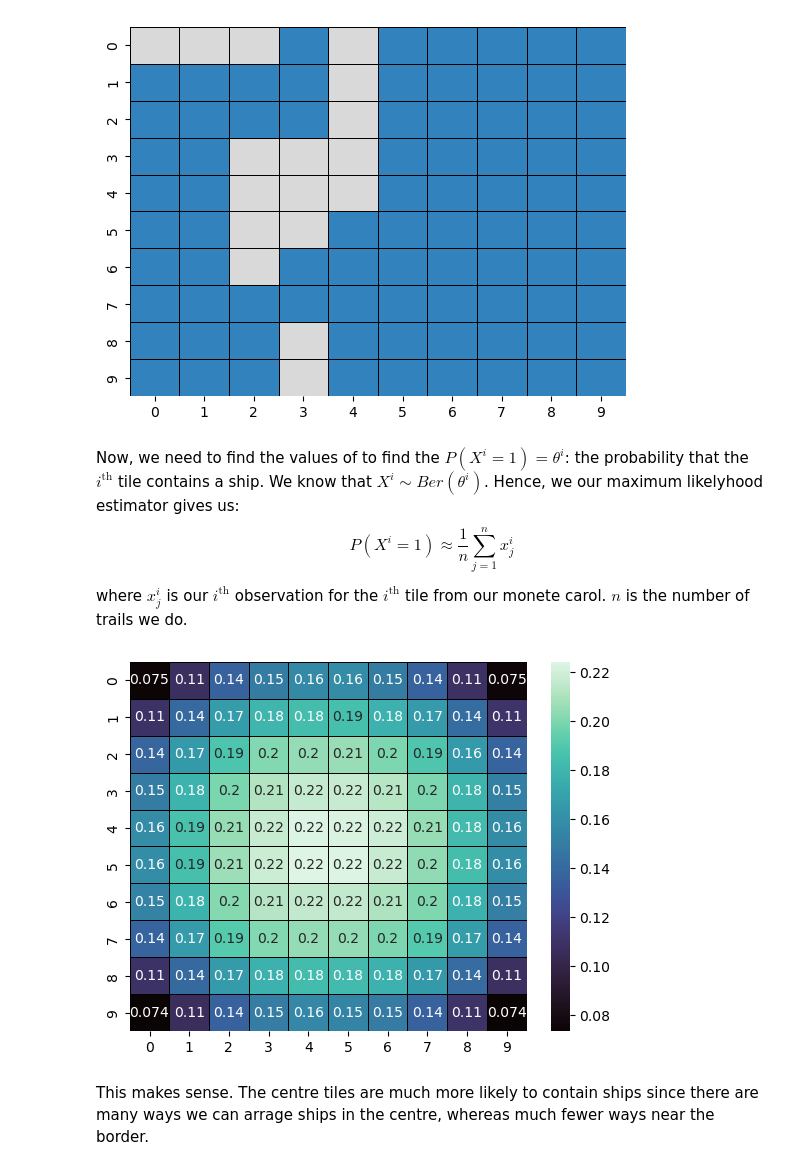
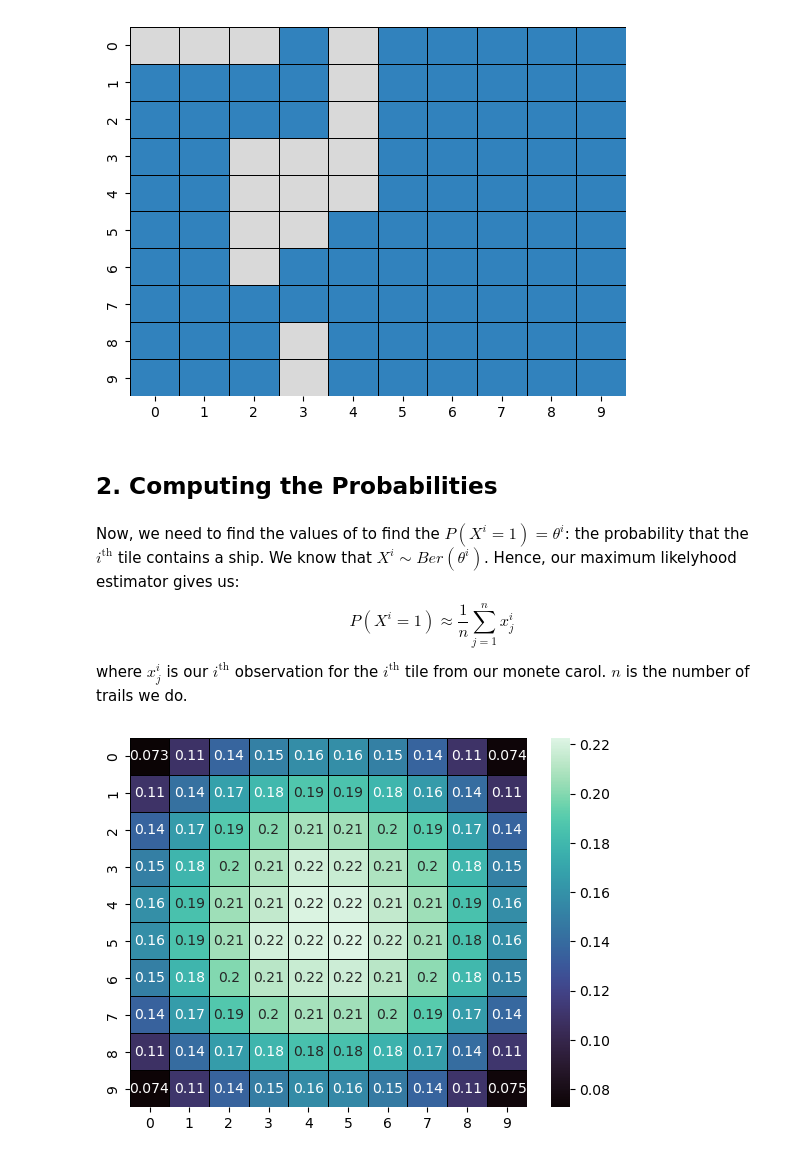
Before and after one commit to damienbose/battleship_analysis, a Jupyter notebook: battleship.ipynb, the cells around one changed output. Saved outputs shown, nothing was run; the diff lists cells and outputs as text; code cells hidden in the pictures.

```diff
--- a/battleship.ipynb
+++ b/battleship.ipynb
@@ -95,23 +95,23 @@ test_board.generate_random_board(ships) # note this function resets the board
 plot_board(test_board.board)
 # %% [output]
 [figure]
+# %% [markdown]
+## 2. Computing the Probabilities
 # %% [markdown]
-Now, we need to find the values of to find the $P(X^i = 1) = \theta^i$: the probability that the $i^{\text{th}}$ tile contains a ship. We know that $X^i \sim Ber(\theta^i)$. Hence, we our maximum likelyhood estimator gives us:
+Now, we need to find the values of to find the $P(X^i = 1) = \theta^i$: the probability that the $i^{\text{th}}$ tile contains a ship. We know that $X^i \sim Ber(\theta^i)$. Hence, our maximum likelyhood estimator gives us:
 $$P(X^i = 1) \approx \frac{1}{n} \sum_{j=1}^{n} x^i_j$$
 
 where $x_j^i$ is our $i^{\text{th}}$ observation for the $i^{\text{th}}$ tile from our monete carol. $n$ is the number of trails we do.
 # %%
 n = 10**5
-probability_heatmap = np.array([[0] * 10] * 10)
 
+ship_count_heatmap = np.array([[0] * 10] * 10)
 board = Board()
-for i in range(n):
+for _ in range(n):
     board.generate_random_board(ships)
-    probability_heatmap += board.board
+    ship_count_heatmap += board.board
 
-probability_heatmap = probability_heatmap / n
+probability_heatmap = ship_count_heatmap / n
 plot_probability_heatmap(probability_heatmap)
 # %% [output]
-[figure, old version]
+[figure, new version]
-# %% [markdown]
-This makes sense. The centre tiles are much more likely to contain ships since there are many ways we can arrage ships in the centre, whereas much fewer ways near the border.
```
Also changed, not shown: parts of 2 cells of this notebook.
